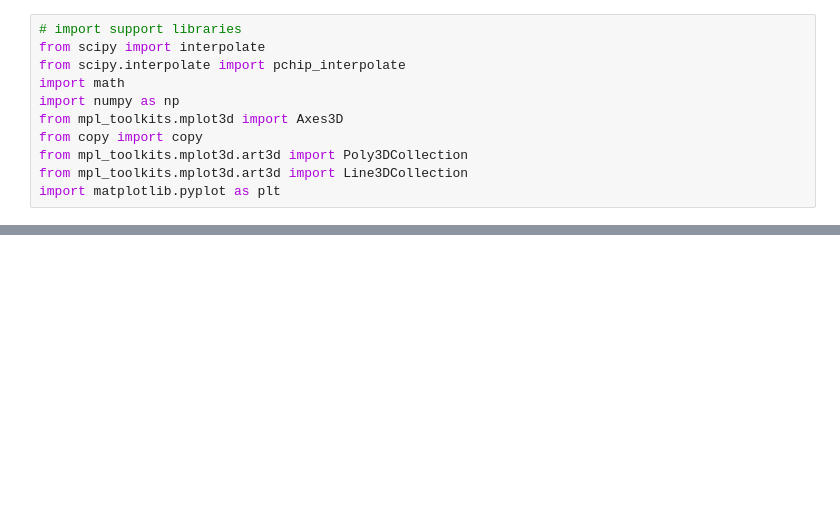
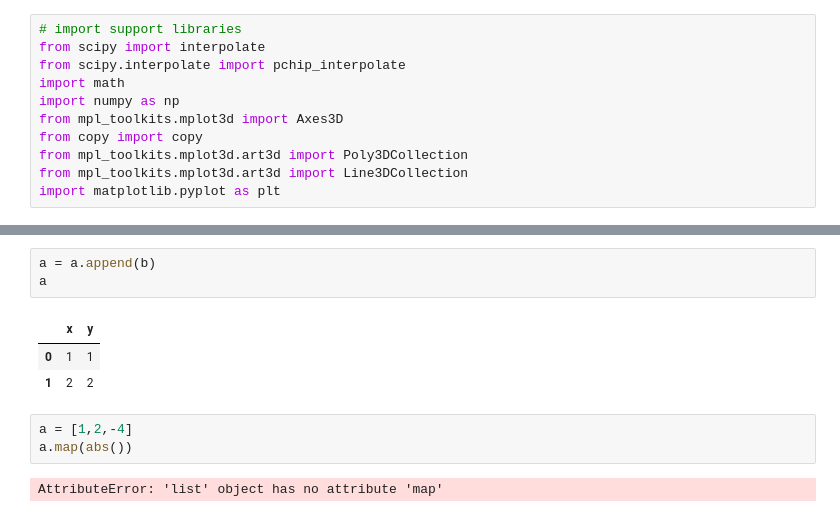
Before and after one commit to WHW-HAHA/Ship-mesher, a Jupyter notebook: New/Ship_mesher.ipynb, the cells around one changed output, grey strips where cells are left out. Cells and saved outputs as stored; diff of their text form; blank space fills up the shorter version.

```diff
--- a/New/Ship_mesher.ipynb
+++ b/New/Ship_mesher.ipynb
@@ -706,0 +795,12 @@ SyntaxError: invalid syntax (<ipython-input-7-8e86728d7f53>, line 3)
+# %%
+a = a.append(b)
+a
+# %% [output]
+|  | x | y |
+| 0 | 1 | 1 |
+| 1 | 2 | 2 |
+# %%
+a = [1,2,-4]
+a.map(abs())
+# %% [output]
+AttributeError: 'list' object has no attribute 'map'
```
Also changed, not shown: parts of 8 cells of this notebook, 1 other file.
